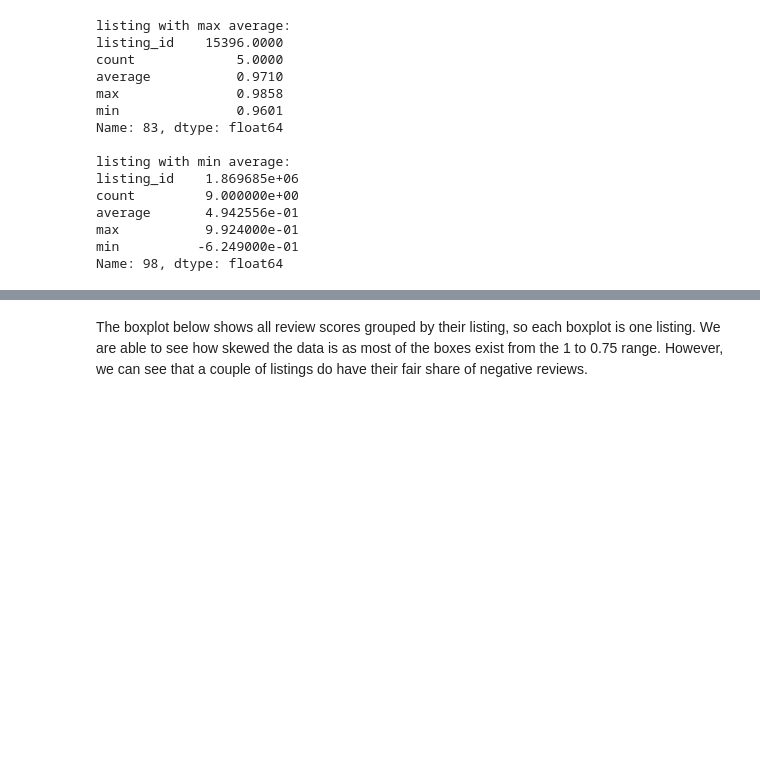
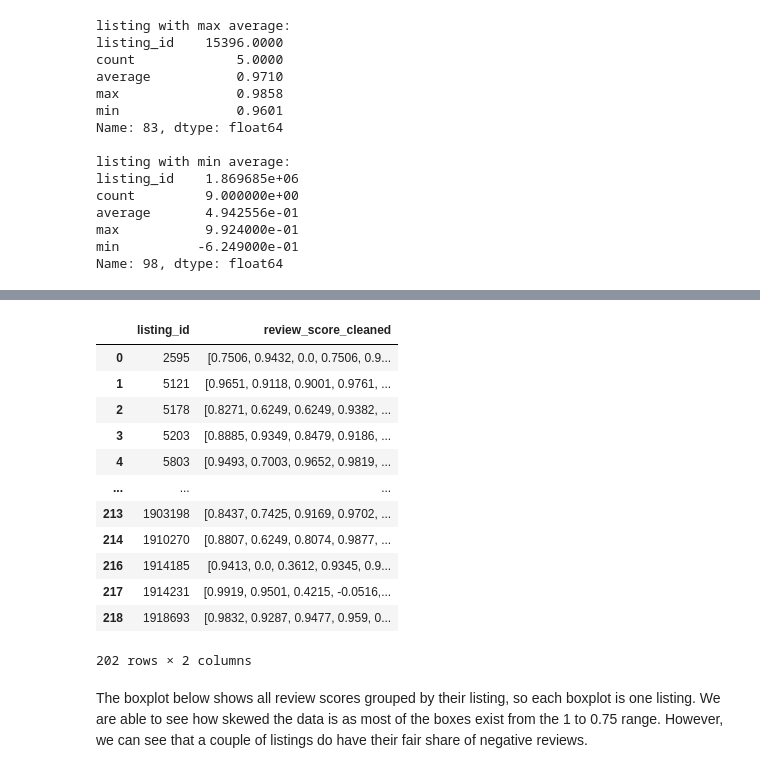
Before and after one commit to westernmeadow/CS4650-Capstone-Project, a Jupyter notebook: CS4650CapstoneProject.ipynb, the cells around one changed output, grey strips where cells are left out. Cells and saved outputs as stored; diff of their text form; code cells hidden in the pictures; blank space fills up the shorter version.

```diff
--- a/CS4650CapstoneProject.ipynb
+++ b/CS4650CapstoneProject.ipynb
@@ -249,6 +333,23 @@ group
 | 217 | 1914231 | [0.9919, 0.9501, 0.4215, -0.0516,... |
 | 218 | 1918693 | [0.9832, 0.9287, 0.9477, 0.959, 0... |
 219 rows × 2 columns
+# %%
+group = group[group['review_score_cleaned'].apply(lambda x: len(x) >= 5)]
+group
+# %% [output]
+|  | listing_id | review_score_cleaned |
+| 0 | 2595 | [0.7506, 0.9432, 0.0, 0.7506, 0.9... |
+| 1 | 5121 | [0.9651, 0.9118, 0.9001, 0.9761, ... |
+| 2 | 5178 | [0.8271, 0.6249, 0.6249, 0.9382, ... |
+| 3 | 5203 | [0.8885, 0.9349, 0.8479, 0.9186, ... |
+| 4 | 5803 | [0.9493, 0.7003, 0.9652, 0.9819, ... |
+| ... | ... | ... |
+| 213 | 1903198 | [0.8437, 0.7425, 0.9169, 0.9702, ... |
+| 214 | 1910270 | [0.8807, 0.6249, 0.8074, 0.9877, ... |
+| 216 | 1914185 | [0.9413, 0.0, 0.3612, 0.9345, 0.9... |
+| 217 | 1914231 | [0.9919, 0.9501, 0.4215, -0.0516,... |
+| 218 | 1918693 | [0.9832, 0.9287, 0.9477, 0.959, 0... |
+202 rows × 2 columns
 # %% [markdown]
 The boxplot below shows all review scores grouped by their listing, so each boxplot is one listing. We are able to see how skewed the data is as most of the boxes exist from the 1 to 0.75 range. However, we can see that a couple of listings do have their fair share of negative reviews.
 # %%
```
Also changed, not shown: parts of 21 cells of this notebook, 1 other file.
